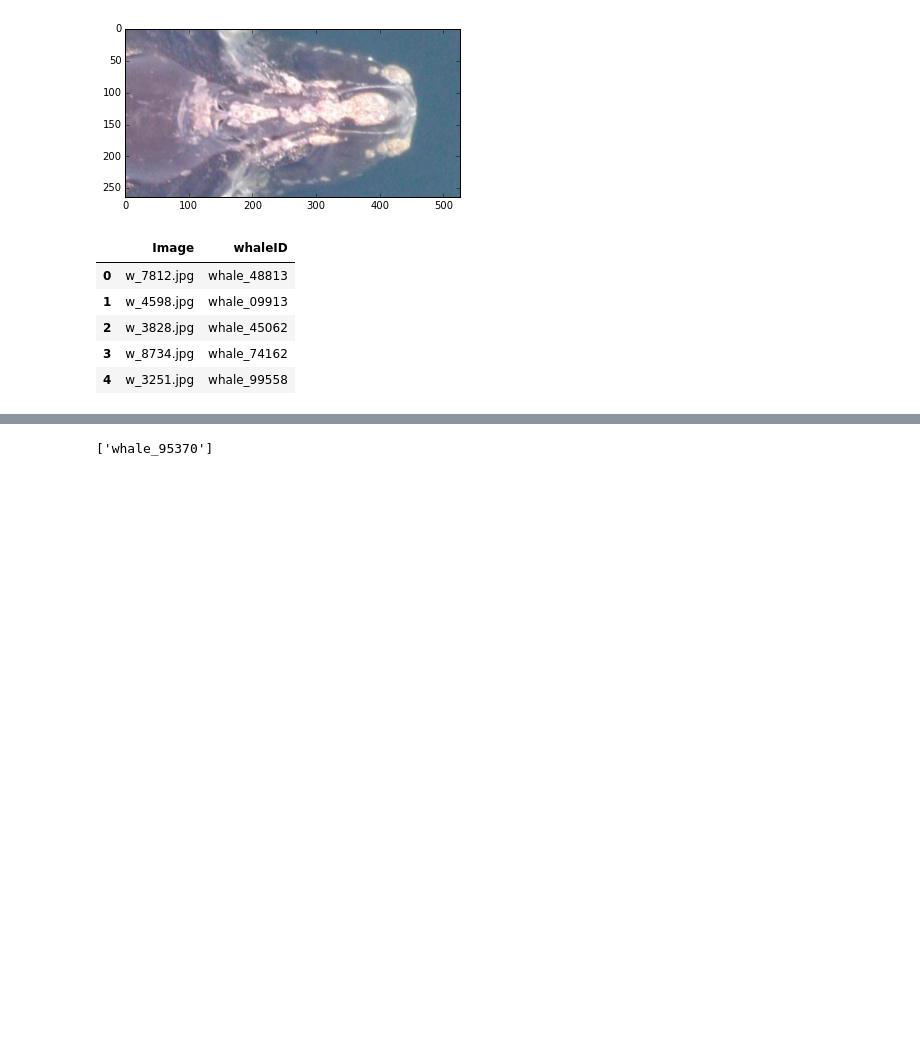
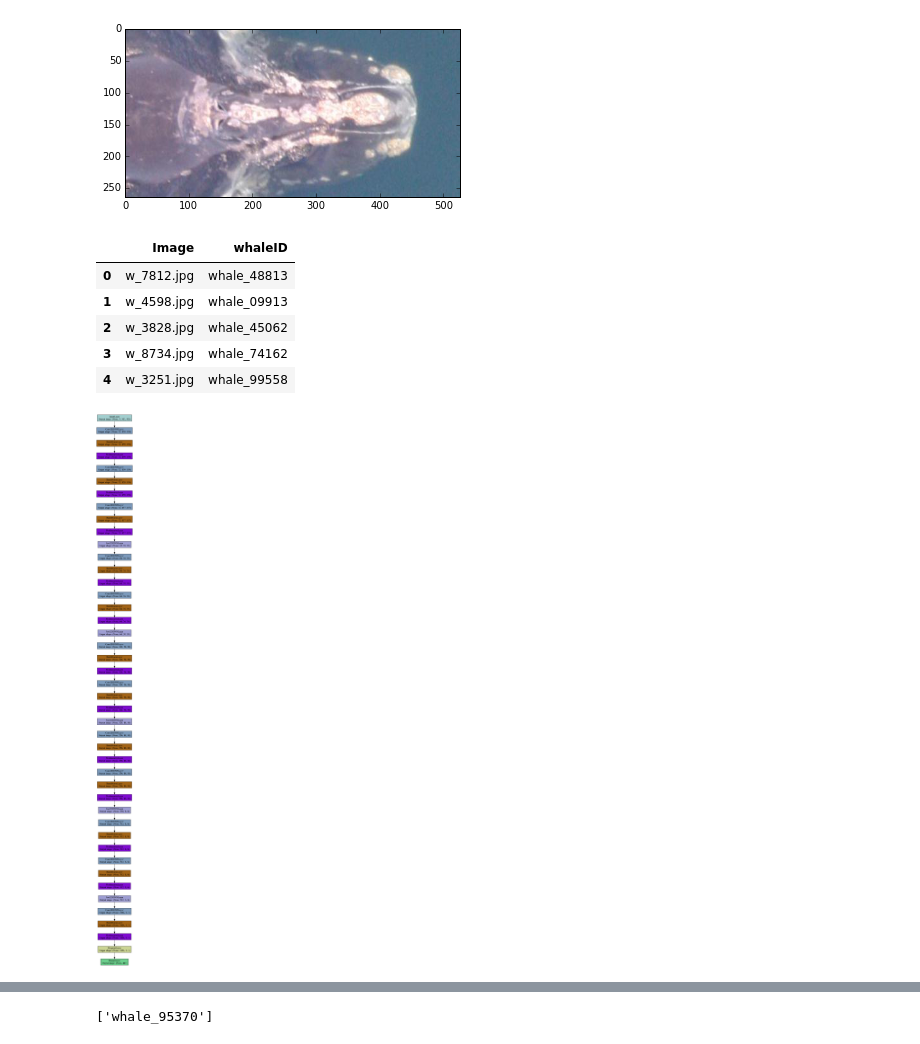
Before and after one commit to ashutoshjoshi1/kaggle_right_whale, a Jupyter notebook: project/whale_classifier.ipynb, the cells around one changed output, grey strips where cells are left out. Drawn from its saved outputs; the diff is of its cells as text; code cells hidden in the pictures; blank space fills up the shorter version.

```diff
--- a/project/whale_classifier.ipynb
+++ b/project/whale_classifier.ipynb
@@ -138,6 +140,10 @@ with open(model_root + '/trained_convnet_78_epochs.pkl','r') as f:
 f.close()
 
 layers.set_all_param_values(layer, pvs)
+# %%
+draw_to_notebook(net.get_all_layers())
+# %% [output]
+[figure, added]
 # %%
 # fit
 net.fit(train.Image, train.whaleID);
```
Also changed, not shown: parts of 6 cells of this notebook, 8 other files.
